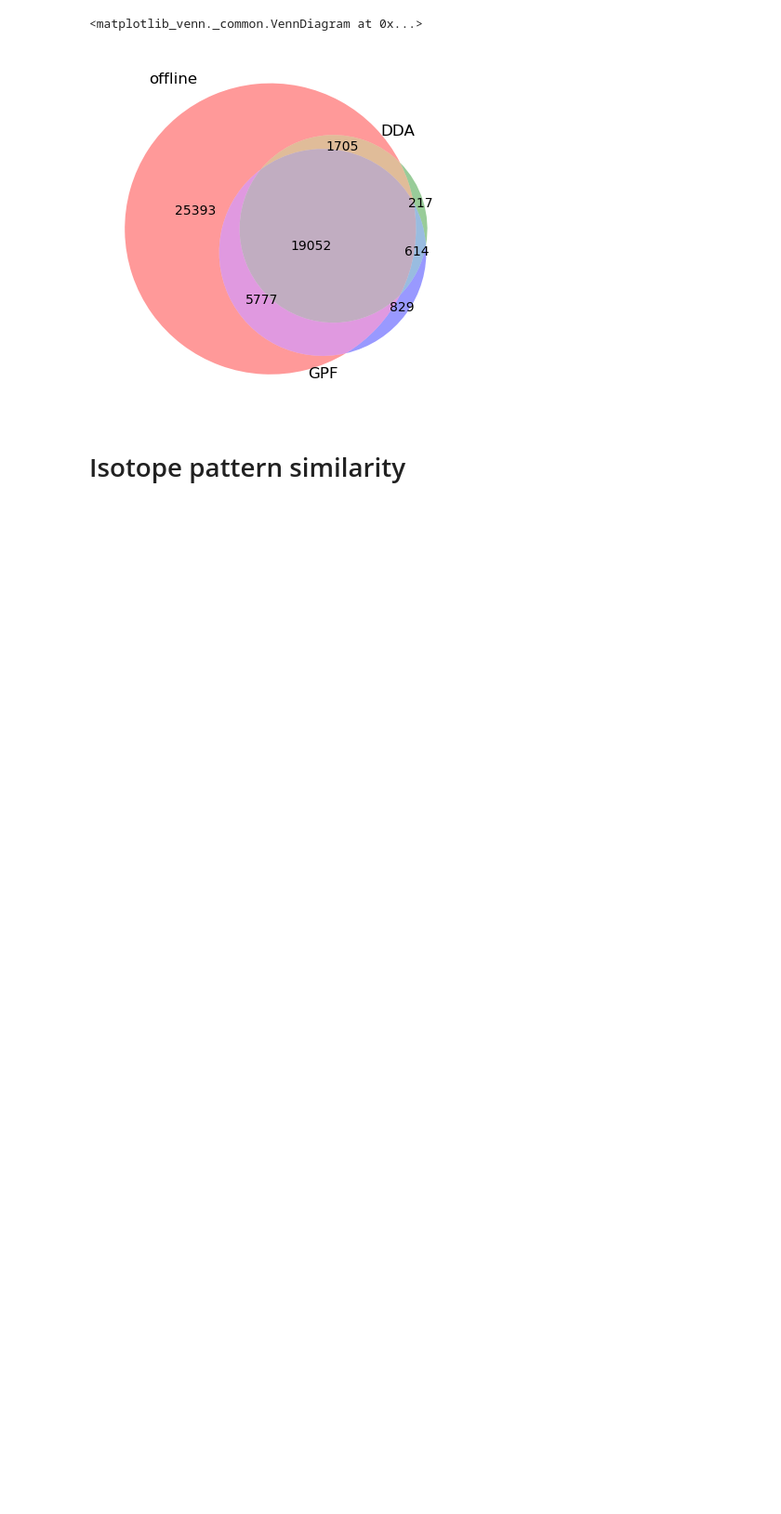
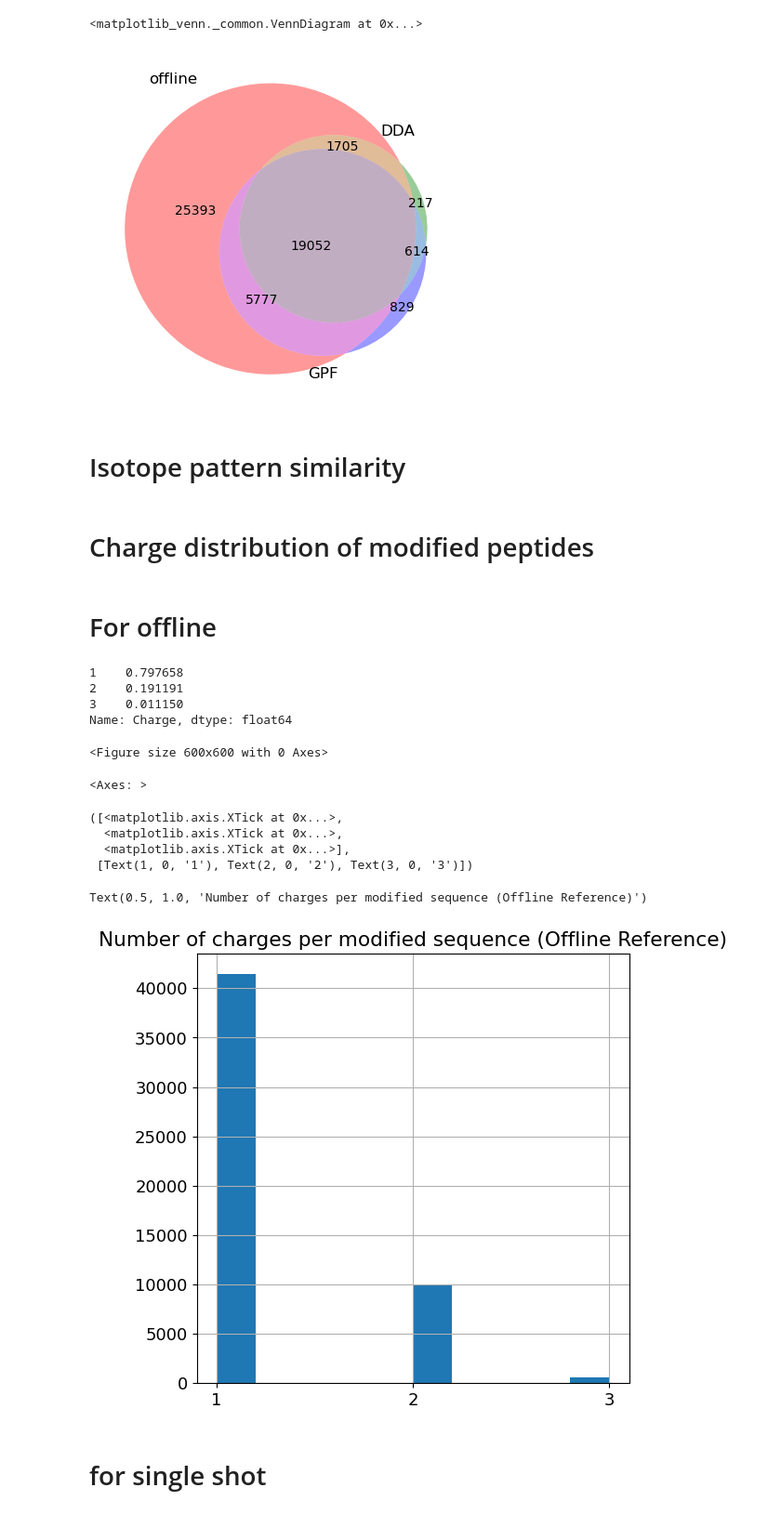
Before and after one commit to zix-xiao/scan-by-scan, a Jupyter notebook: notebooks/ref_00_EA_ID_result_GPF_offline.ipynb, the cells around one changed output. Shown at 93% size. Cells and saved outputs as stored; diff of their text form; code cells hidden in the pictures; blank space fills up the shorter version.

```diff
--- a/notebooks/ref_00_EA_ID_result_GPF_offline.ipynb
+++ b/notebooks/ref_00_EA_ID_result_GPF_offline.ipynb
@@ -77,0 +99,35 @@ AsDict = maxquant_result_dict[['']]
+# %% [markdown]
+# Charge distribution of modified peptides
+# %% [markdown]
+# For offline
+# %%
+# count number of different charge for the same modeified sequence in offline evidence
+mod_seq_charge = offline_evidence.groupby("Modified sequence").agg(
+    {"Charge": "nunique"}
+)["Charge"]
+# %%
+mod_seq_charge.value_counts(normalize=True)
+# %% [output]
+1    0.797658
+2    0.191191
+3    0.011150
+Name: Charge, dtype: float64
+# %%
+import matplotlib.pyplot as plt
+
+plt.rc("font", size=13)
+plt.figure(figsize=(6, 6))
+mod_seq_charge.hist()
+plt.xticks([1, 2, 3])
+plt.title("Number of charges per modified sequence (Offline Reference)")
+# %% [output]
+<Figure size 600x600 with 0 Axes>
+<Axes: >
+([<matplotlib.axis.XTick at 0x...>,
+  <matplotlib.axis.XTick at 0x...>,
+  <matplotlib.axis.XTick at 0x...>],
+ [Text(1, 0, '1'), Text(2, 0, '2'), Text(3, 0, '3')])
+Text(0.5, 1.0, 'Number of charges per modified sequence (Offline Reference)')
+[figure, added]
+# %% [markdown]
+# for single shot
```
Also changed, not shown: parts of 20 cells of this notebook, 2 other files.
